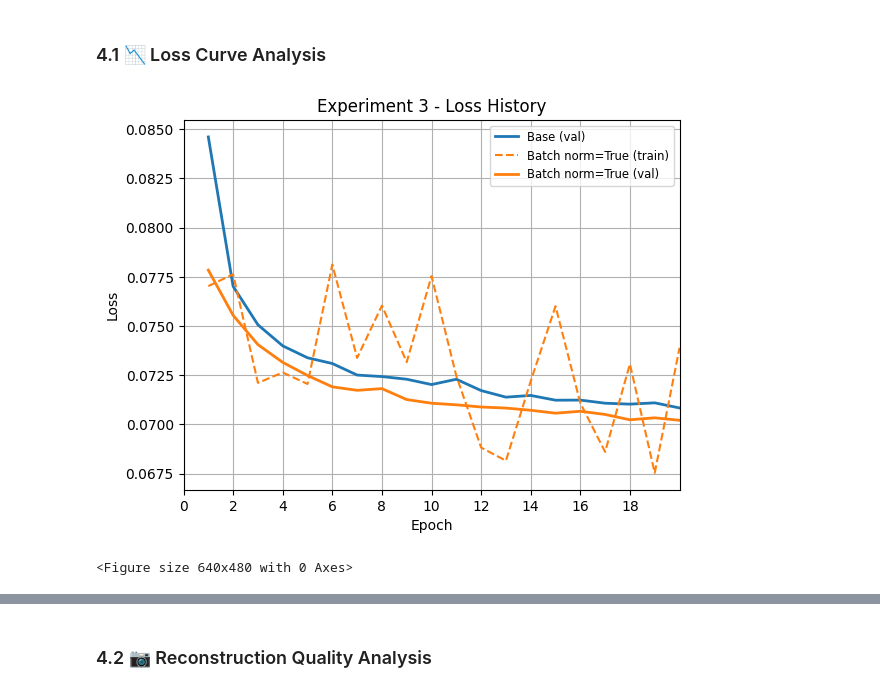
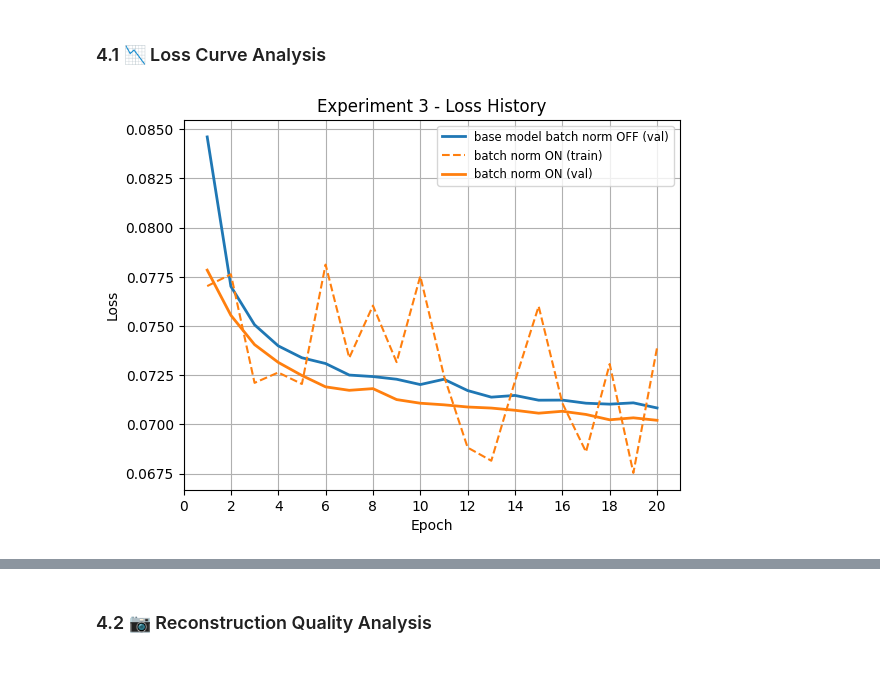
Before and after one commit to vlad-uve/CAE-MNIST, a Jupyter notebook: notebooks/CAE_experiment_3(batch_norm).ipynb, the cells around one changed output, grey strips where cells are left out. Saved outputs shown, nothing was run; the diff lists cells and outputs as text; code cells hidden in the pictures.

```diff
--- a/notebooks/CAE_experiment_3(batch_norm).ipynb
+++ b/notebooks/CAE_experiment_3(batch_norm).ipynb
@@ -268,30 +302,27 @@ TRAINING IS FINISHED.
 base_loss = torch.load('/content/CAE-MNIST/outputs/base_model_files/base_loss.pth')
 # %%
 # plot baseeline validation loss
-plot_experiment_history([base_loss], label_list=['Base'])
+plot_experiment_history([base_loss], label_list=['base model batch norm OFF'])
 
 # plot training and validation losses for experiment 3 models
 plot_experiment_history(
     loss_list=experiment_3_losses,
-    label_list=['Batch norm=True'],
+    label_list=['batch norm ON'],
     color=plt.get_cmap('tab10').colors[1:],
     to_plot_train=True
 )
 
 # format plot
-plt.xlim(1, base_num_epoch)
-plt.xticks(range(0, base_num_epoch, 2))
+plt.xticks(range(0, base_num_epoch+1, 2))
 plt.legend(fontsize='small')
 plt.title('Experiment 3 - Loss History')
 plt.grid()
-plt.show()
 
 # save plot
 plt.savefig("CAE-MNIST/outputs/experiment_3_files/experiment_3_image_loss.png")
 plt.show()
 # %% [output]
-[figure, old version]
+[figure, new version]
-<Figure size 640x480 with 0 Axes>
 # %%
 # manually add and push experiment 1 loss curve image to Git repository
 !git -C /content/CAE-MNIST add outputs/experiment_3_files/experiment_3_image_loss.png
```
Also changed, not shown: parts of 18 cells of this notebook.
